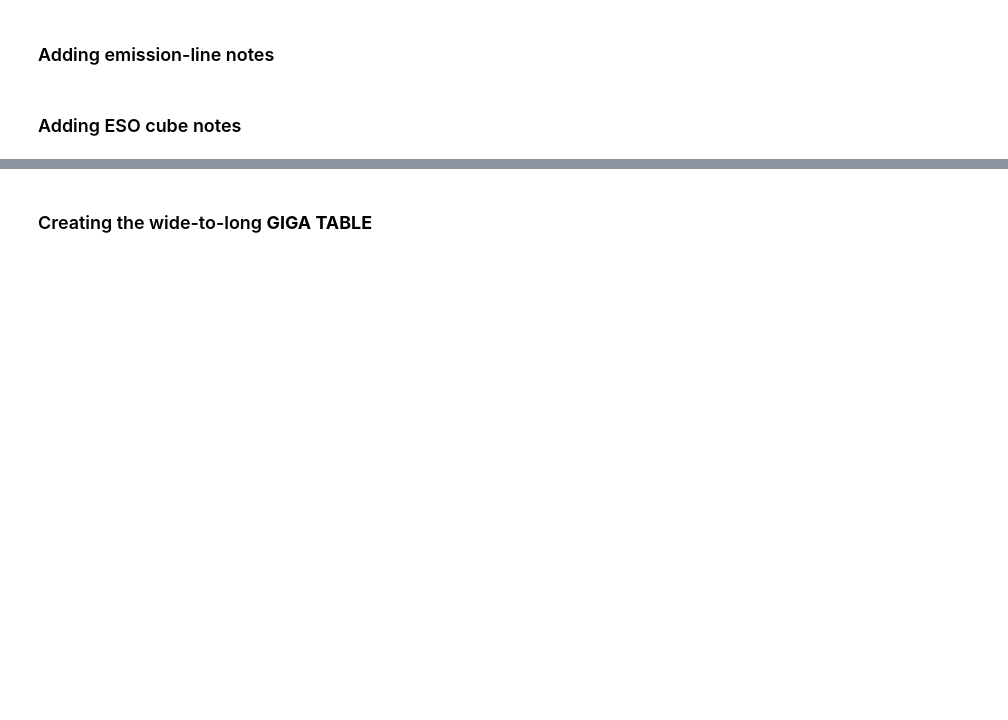
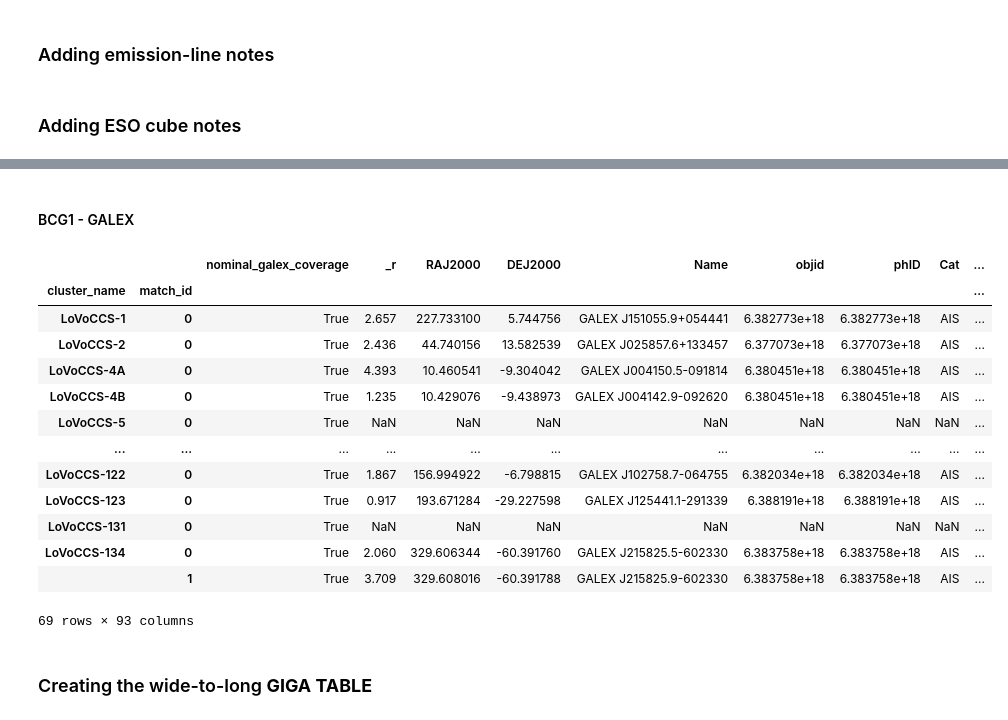
Before and after one commit to LoVoCCS/LoVoCCS-BCG-Ident, a Jupyter notebook: make_latex_tables.ipynb, the cells around one changed output, grey strips where cells are left out. Cells and saved outputs as stored; diff of their text form; code cells hidden in the pictures; blank space fills up the shorter version.

```diff
--- a/make_latex_tables.ipynb
+++ b/make_latex_tables.ipynb
@@ -110,10 +110,10 @@ bcg4_vlass = pd.read_csv("outputs/vlass_galex_crossmatches/bcg4_cands_vlass_sear
 # %% [markdown]
 #### GALEX UV Catalog AIS GR6+7
 # %%
-bcg1_galex = pd.read_csv("outputs/vlass_galex_crossmatches/bcg1_cands_galex_searchrad10.0arcsec.csv")
-bcg2_galex = pd.read_csv("outputs/vlass_galex_crossmatches/bcg2_cands_galex_searchrad10.0arcsec.csv")
-bcg3_galex = pd.read_csv("outputs/vlass_galex_crossmatches/bcg3_cands_galex_searchrad10.0arcsec.csv")
-bcg4_galex = pd.read_csv("outputs/vlass_galex_crossmatches/bcg4_cands_galex_searchrad10.0arcsec.csv")
+bcg1_galex = pd.read_csv("outputs/vlass_galex_crossmatches/bcg1_cands_galex_searchrad6.0arcsec.csv")
+bcg2_galex = pd.read_csv("outputs/vlass_galex_crossmatches/bcg2_cands_galex_searchrad6.0arcsec.csv")
+bcg3_galex = pd.read_csv("outputs/vlass_galex_crossmatches/bcg3_cands_galex_searchrad6.0arcsec.csv")
+bcg4_galex = pd.read_csv("outputs/vlass_galex_crossmatches/bcg4_cands_galex_searchrad6.0arcsec.csv")
 # %% [markdown]
 ## Combining information
 # %%
@@ -170,3 +200,29 @@ all_bcg_info = pd.merge(all_bcg_info, bcg4_eso_notes, on='cluster_name').rename(
+# %% [markdown]
+#### BCG1 - GALEX
+# %%
+bcg1_galex_xmatch_info = bcg1_galex.copy()
+# Grouping on the cluster names and getting the number of rows (i.e. matches) per cluster
+match_ids = bcg1_galex_xmatch_info.groupby('cluster_name').cumcount()
+# Turning into a multi-index dataframe, with cluster name as the top level, and 'match ID' as the lower level
+bcg1_galex_xmatch_info.set_index(['cluster_name', match_ids.rename('match_id')], inplace=True)
+# Making sure the new multi-indexed DF is in the 'right' order
+bcg1_galex_xmatch_info = bcg1_galex_xmatch_info.loc[bcg_samp['cluster_name'].values]
+bcg1_galex_xmatch_info
+# %% [output]
+|  |  | nominal_galex_coverage | _r | RAJ2000 | DEJ2000 | Name | objid | phID | Cat | ... |
+| cluster_name | match_id |  |  |  |  |  |  |  |  | ... |
+| LoVoCCS-1 | 0 | True | 2.657 | 227.733100 | 5.744756 | GALEX J151055.9+054441 | 6.382773e+18 | 6.382773e+18 | AIS | ... |
+| LoVoCCS-2 | 0 | True | 2.436 | 44.740156 | 13.582539 | GALEX J025857.6+133457 | 6.377073e+18 | 6.377073e+18 | AIS | ... |
+| LoVoCCS-4A | 0 | True | 4.393 | 10.460541 | -9.304042 | GALEX J004150.5-091814 | 6.380451e+18 | 6.380451e+18 | AIS | ... |
+| LoVoCCS-4B | 0 | True | 1.235 | 10.429076 | -9.438973 | GALEX J004142.9-092620 | 6.380451e+18 | 6.380451e+18 | AIS | ... |
+| LoVoCCS-5 | 0 | True | NaN | NaN | NaN | NaN | NaN | NaN | NaN | ... |
+| ... | ... | ... | ... | ... | ... | ... | ... | ... | ... | ... |
+| LoVoCCS-122 | 0 | True | 1.867 | 156.994922 | -6.798815 | GALEX J102758.7-064755 | 6.382034e+18 | 6.382034e+18 | AIS | ... |
+| LoVoCCS-123 | 0 | True | 0.917 | 193.671284 | -29.227598 | GALEX J125441.1-291339 | 6.388191e+18 | 6.388191e+18 | AIS | ... |
+| LoVoCCS-131 | 0 | True | NaN | NaN | NaN | NaN | NaN | NaN | NaN | ... |
+| LoVoCCS-134 | 0 | True | 2.060 | 329.606344 | -60.391760 | GALEX J215825.5-602330 | 6.383758e+18 | 6.383758e+18 | AIS | ... |
+|  | 1 | True | 3.709 | 329.608016 | -60.391788 | GALEX J215825.9-602330 | 6.383758e+18 | 6.383758e+18 | AIS | ... |
+69 rows × 93 columns
 # %% [markdown]
 ### Creating the wide-to-long **GIGA TABLE**
 # %%
```
Also changed, not shown: parts of 8 cells of this notebook.
